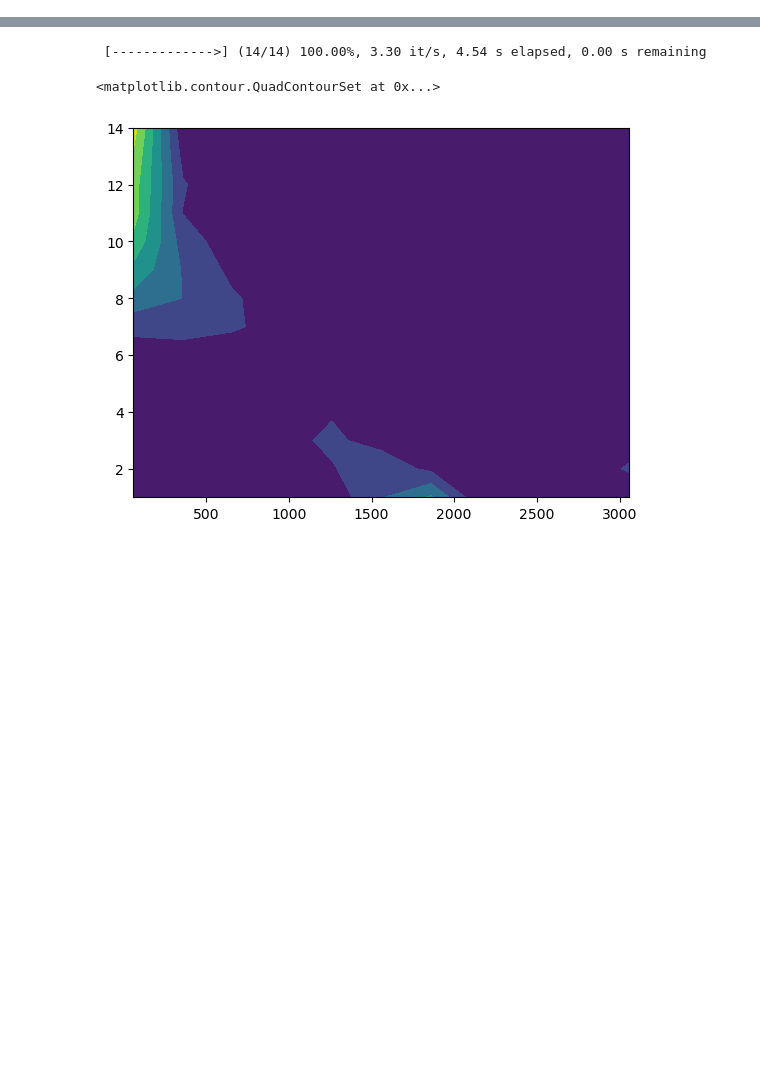
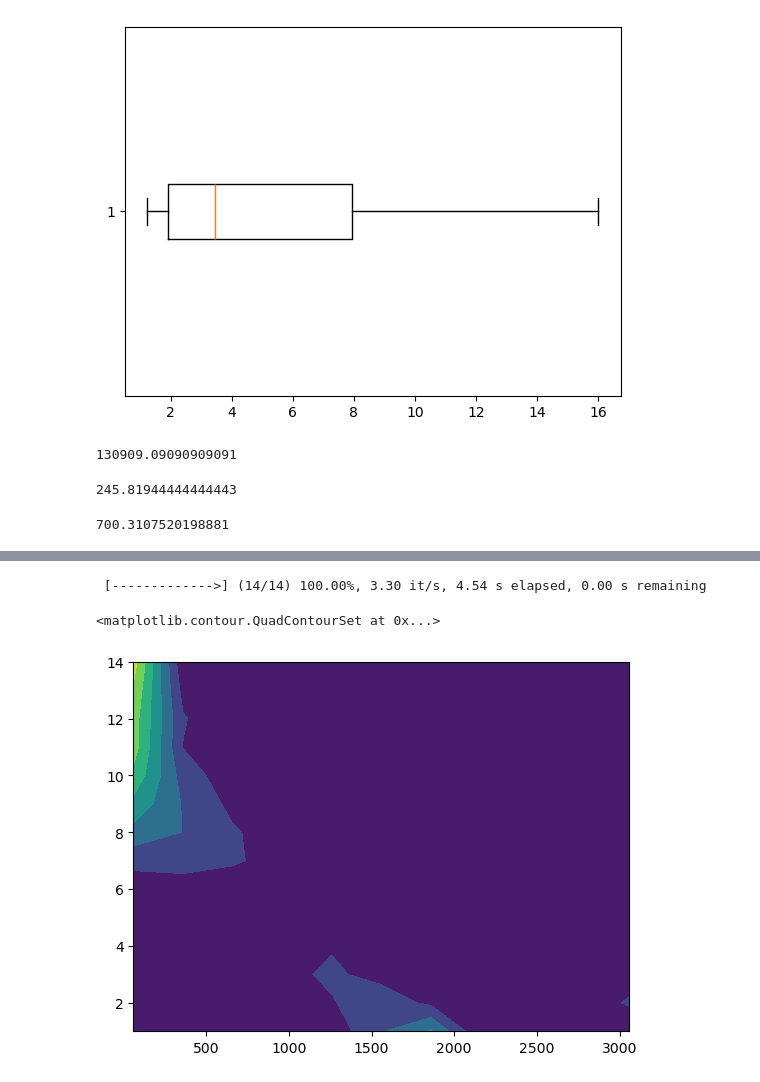
Before and after one commit to airabino/supply_sensitive_router, a Jupyter notebook: Simulated_Queuing.ipynb, the cells around one changed output, grey strips where cells are left out. Cells and saved outputs as stored; diff of their text form; code cells hidden in the pictures; blank space fills up the shorter version.

```diff
--- a/Simulated_Queuing.ipynb
+++ b/Simulated_Queuing.ipynb
@@ -19,0 +104,32 @@ from src.reload import deep_reload
+# %%
+deep_reload(src)
+
+seed = 579245215
+# seed = None
+rng = np.random.default_rng(seed)
+
+rho = np.linspace(.66, 1, 100)
+
+n = 1
+
+qtd = src.queuing.queuing_time_distribution(n, rho, **kw)
+
+_ = plt.boxplot(
+    qtd.rvs(size = 1000, random_state = rng) / 3600,
+    vert = False,
+    showfliers = False,
+)
+# %% [output]
+[figure, added]
+# %%
+20 * 3.6e6 / 550
+# %% [output]
+130909.09090909091
+# %%
+550 / 3.6 * 1.609
+# %% [output]
+245.81944444444443
+# %%
+.313 / 1.609 * 3.6e3
+# %% [output]
+700.3107520198881
```
Also changed, not shown: parts of 13 cells of this notebook, 6 other files.
